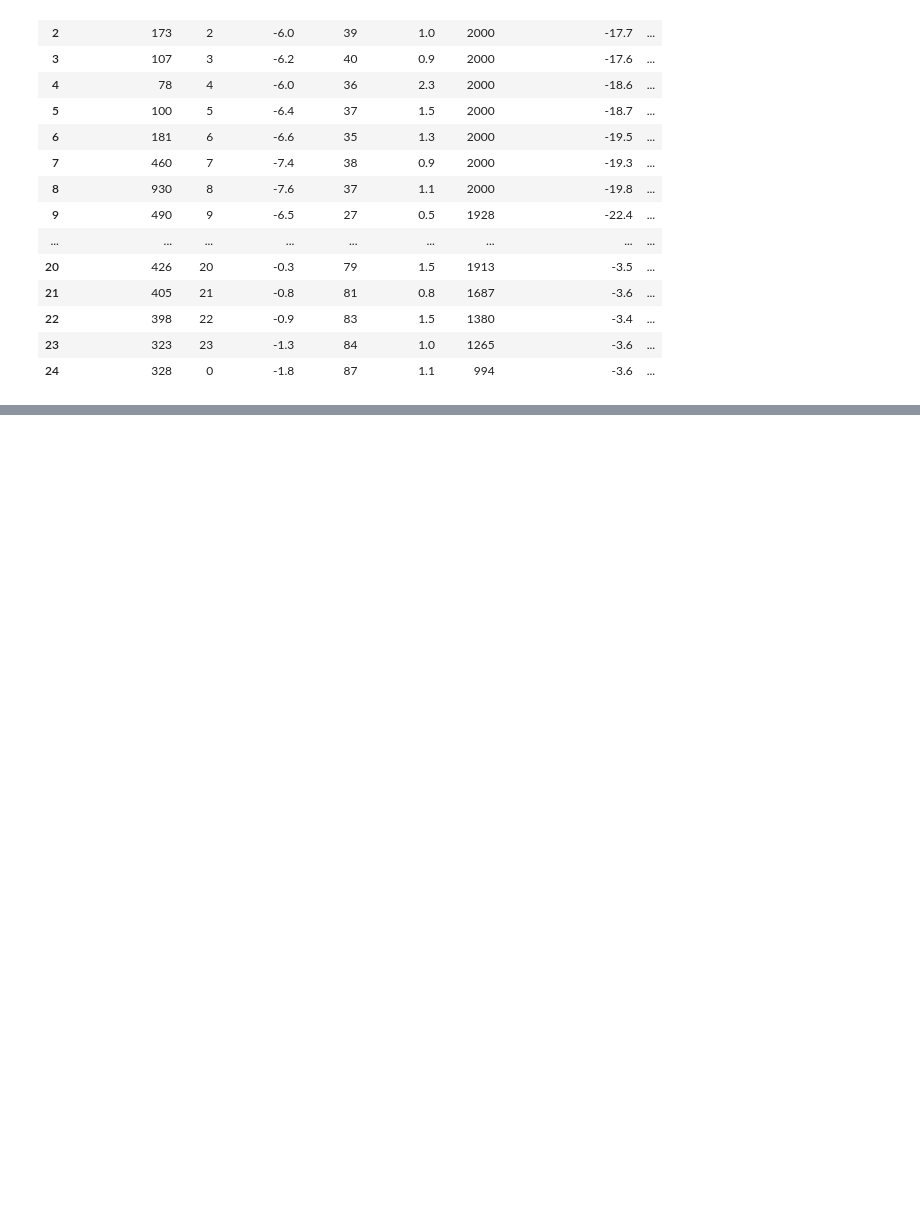
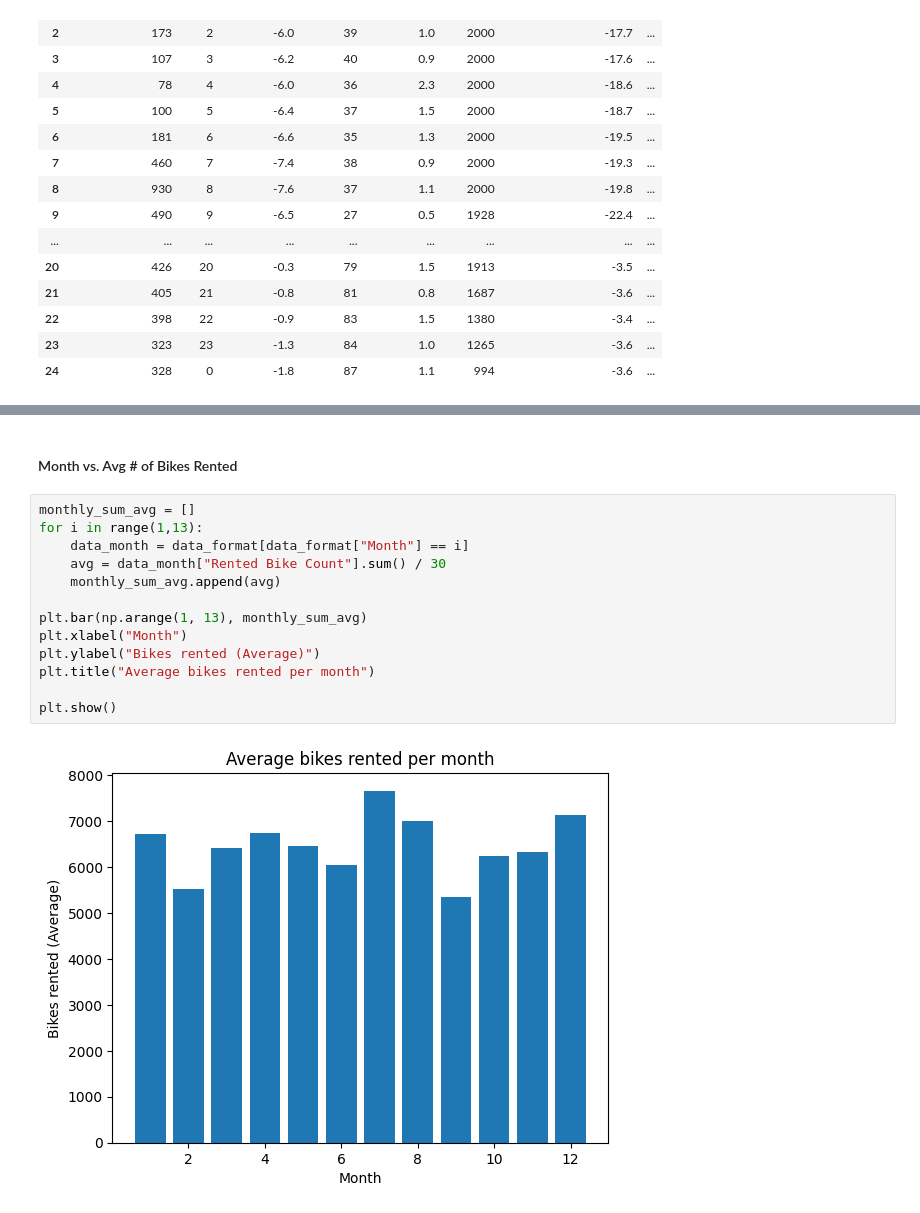
Before and after one commit to ander9991/CS-GY-6923-Machine-Learning, a Jupyter notebook: Assignment - Week 8/Steven_Granaturov_Assignment08.ipynb, the cells around one changed output, grey strips where cells are left out. Saved outputs shown, nothing was run; the diff lists cells and outputs as text; blank space fills up the shorter version.

```diff
--- a/Assignment - Week 8/Steven_Granaturov_Assignment08.ipynb
+++ b/Assignment - Week 8/Steven_Granaturov_Assignment08.ipynb
@@ -81,0 +98,17 @@ Error:
+# %% [markdown]
+#### Month vs. Avg # of Bikes Rented ####
+# %%
+monthly_sum_avg = []
+for i in range(1,13):
+    data_month = data_format[data_format["Month"] == i]
+    avg = data_month["Rented Bike Count"].sum() / 30
+    monthly_sum_avg.append(avg)
+
+plt.bar(np.arange(1, 13), monthly_sum_avg)
+plt.xlabel("Month")
+plt.ylabel("Bikes rented (Average)")
+plt.title("Average bikes rented per month")
+
+plt.show()
+# %% [output]
+[figure, added]
```
Also changed, not shown: parts of 37 cells of this notebook.
